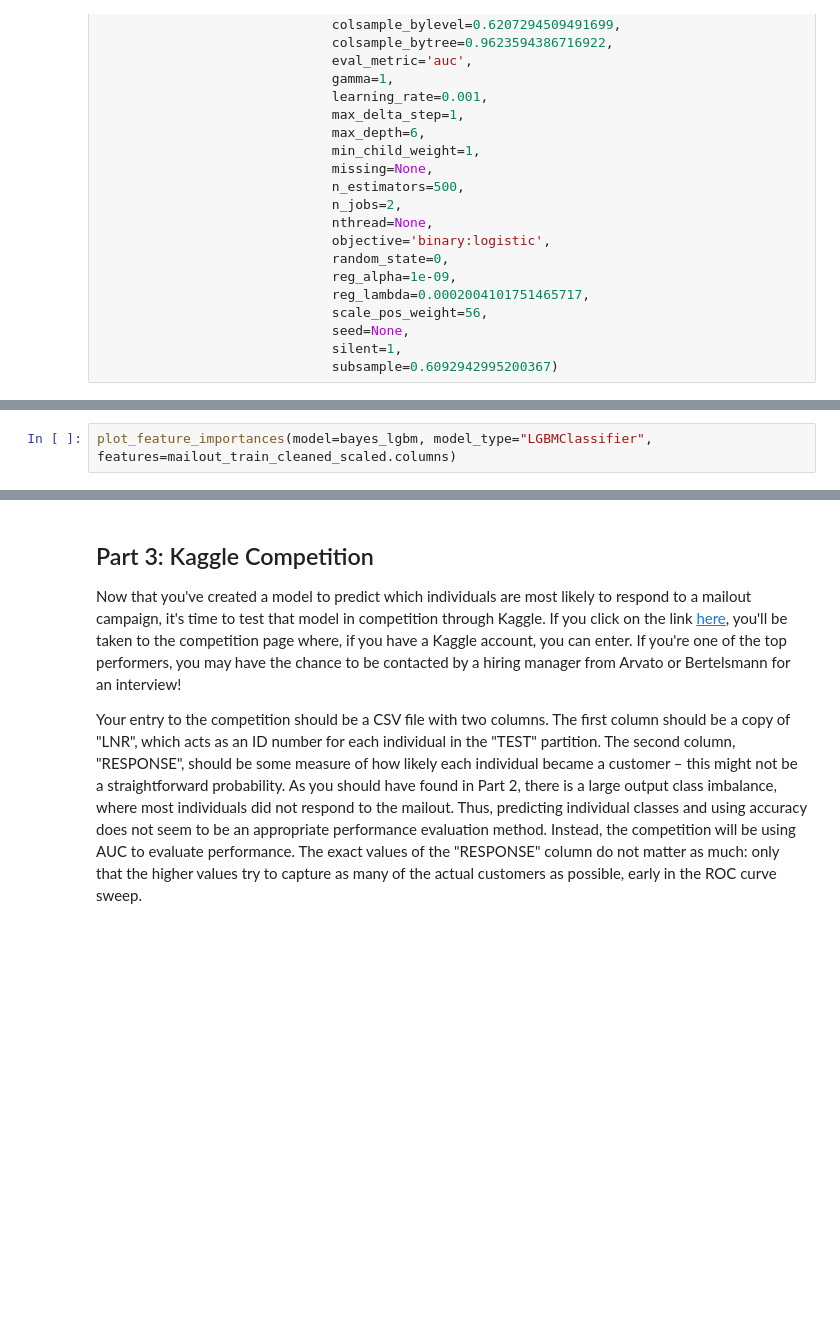
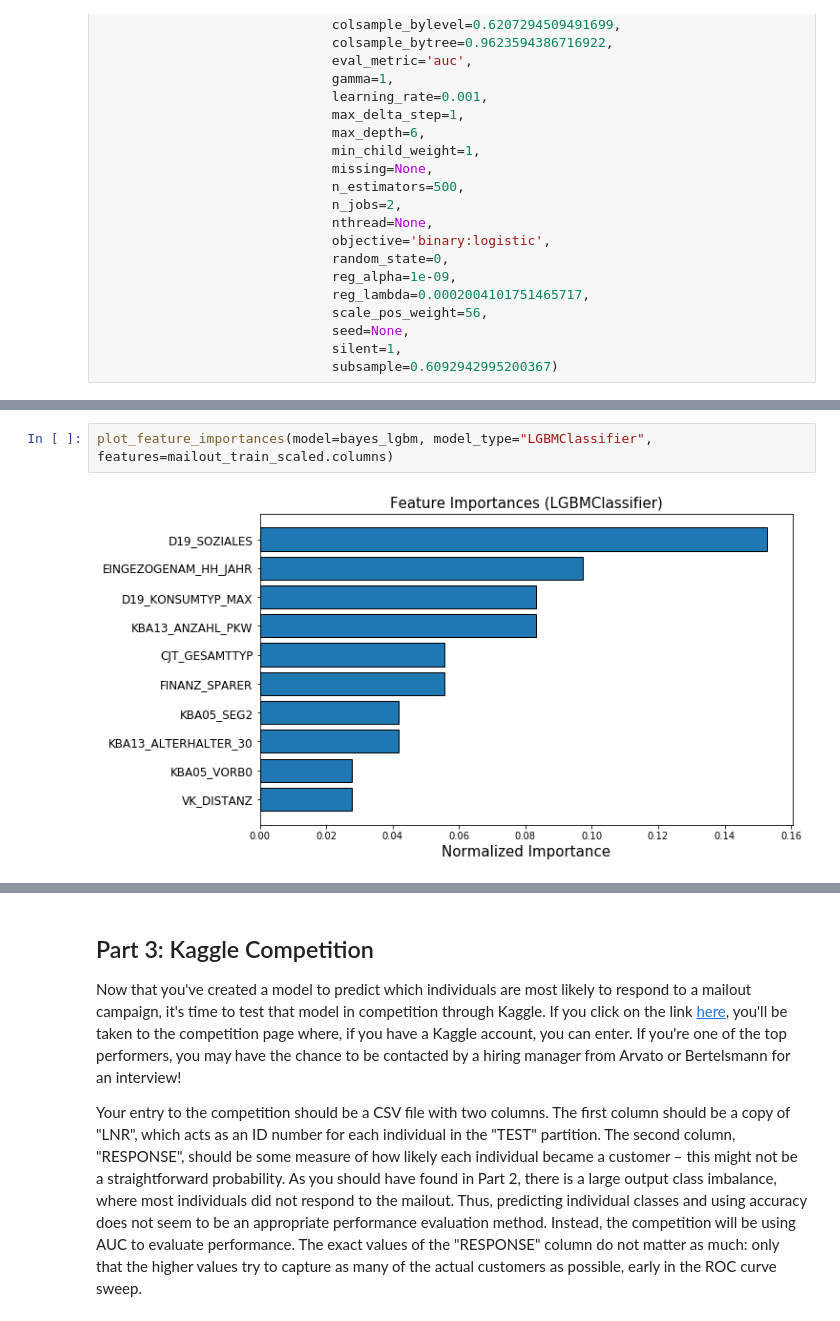
Before and after one commit to sousablde/Arvato-Bertelsmann-Customer-Acquisition, a Jupyter notebook: Arvato Project Workbook.ipynb, the cells around one changed output, grey strips where cells are left out. Cells and saved outputs as stored; diff of their text form; blank space fills up the shorter version.

```diff
--- a/Arvato Project Workbook.ipynb
+++ b/Arvato Project Workbook.ipynb
@@ -1114,2 +1115,4 @@ LGBMClassifier(application='binary', boosting_type='gbdt', class_weight=None,
 # %%
-plot_feature_importances(model=bayes_lgbm, model_type="LGBMClassifier", features=mailout_train_cleaned_scaled.columns)
+plot_feature_importances(model=bayes_lgbm, model_type="LGBMClassifier", features=mailout_train_scaled.columns)
+# %% [output]
+[figure, added]
```
Also changed, not shown: parts of 16 cells of this notebook, 4 other files.
